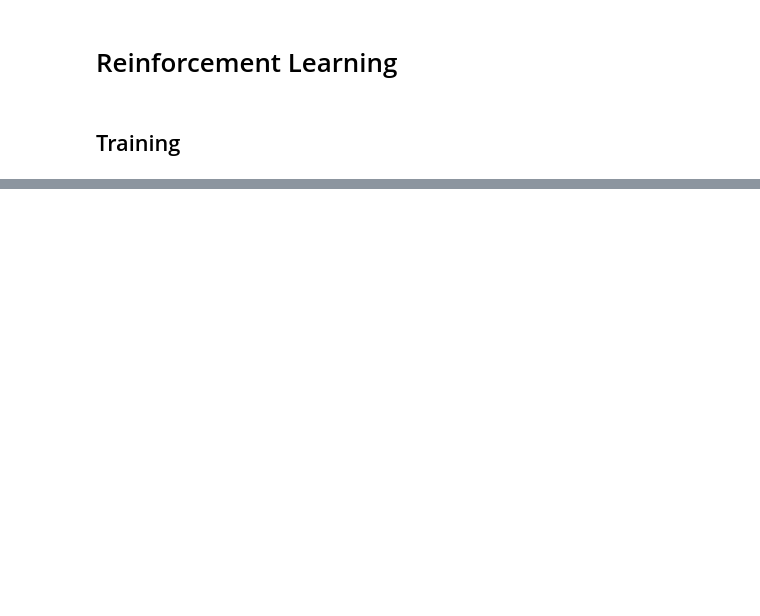
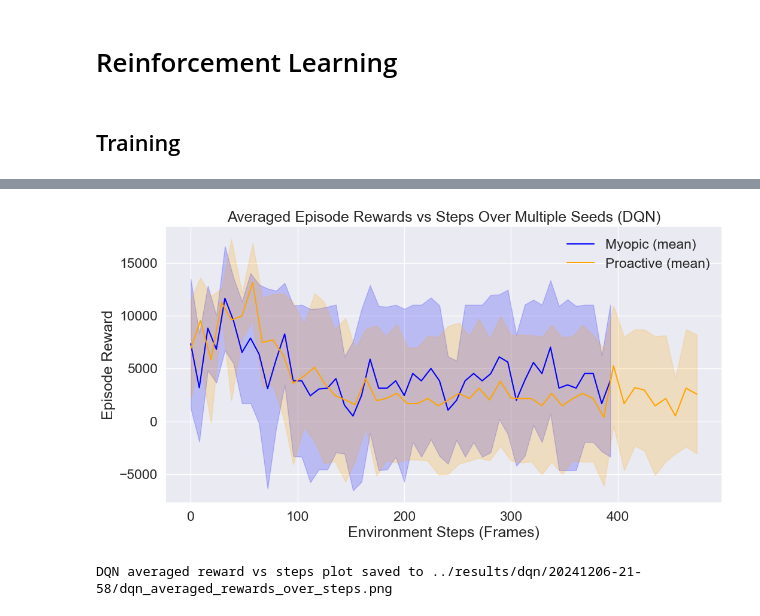
Before and after one commit to PieterBecking/Boeing-ADM-DRL-Github, a Jupyter notebook: notebooks/train_dqn_both.ipynb, the cells around one changed output, grey strips where cells are left out. Saved outputs shown, nothing was run; the diff lists cells and outputs as text; code cells hidden in the pictures; blank space fills up the shorter version.

```diff
--- a/notebooks/train_dqn_both.ipynb
+++ b/notebooks/train_dqn_both.ipynb
@@ -221,7 +224,6 @@ def train_dqn_agent(env_type):
         "EPSILON_MIN": EPSILON_MIN,
         "EPSILON_DECAY_RATE": EPSILON_DECAY_RATE,
         "EXPLORATION_PHASE": EXPLORATION_PHASE,
-        "MAX_TIMESTEPS": MAX_TIMESTEPS,
         "LEARNING_STARTS": LEARNING_STARTS,
         "TRAIN_FREQ": TRAIN_FREQ,
         "NEURAL_NET_STRUCTURE": NEURAL_NET_STRUCTURE,
@@ -301,7 +303,7 @@ def train_dqn_agent(env_type):
             total_reward = 0
             timesteps = 0
 
-            while not done_flag and timesteps < MAX_TIMESTEPS:
+            while not done_flag:
                 # Get the action mask from the environment
                 action_mask = obs['action_mask']
 
@@ -472,7 +474,7 @@ def train_dqn_agent(env_type):
             timesteps = 0
             action_sequence = []
 
-            while not done_flag and timesteps < MAX_TIMESTEPS:
+            while not done_flag:
 
                 # Get cancelled flights
                 num_cancelled_flights_before_step = len(env.cancelled_flights)  # Returns a set of flight IDs
@@ -613,9 +615,6 @@ def train_dqn_agent(env_type):
             # Store the total reward for the episode with the scenario specified
             rewards[episode][scenario_folder] = total_reward
 
-            if total_reward > 10000:
-                print(f"Total reward for scenario {scenario_folder}: {total_reward}")
-                print(f"Action sequence: {action_sequence}")
 
             # save the action sequence
             action_sequences[episode][scenario_folder] = action_sequence
@@ -1089,0 +878,51 @@ plt.show()
+# %%
+
+if all_myopic_runs.size > 0 and all_proactive_runs.size > 0:
+    myopic_mean = all_myopic_runs.mean(axis=0)
+    myopic_std = all_myopic_runs.std(axis=0)
+    myopic_steps_mean = all_myopic_steps_runs.mean(axis=0).astype(int)
+
+    proactive_mean = all_proactive_runs.mean(axis=0)
+    proactive_std = all_proactive_runs.std(axis=0)
+    proactive_steps_mean = all_proactive_steps_runs.mean(axis=0).astype(int)
+
+    # Now plot similarly to PPO
+    plt.figure(figsize=(12,6))
+
+    # Set smoothing window
+    smooth_window = 300  # Updated smoothing window to 100
+
+    def smooth(data, window):
+        if window > 1 and len(data) >= window:
+            return np.convolve(data, np.ones(window)/window, mode='valid')
+        return data
+
+    myopic_mean_sm = smooth(myopic_mean, smooth_window)
+    myopic_std_sm = smooth(myopic_std, smooth_window)
+    myopic_steps_sm = myopic_steps_mean[:len(myopic_mean_sm)]
+
+    proactive_mean_sm = smooth(proactive_mean, smooth_window)
+    proactive_std_sm = smooth(proactive_std, smooth_window)
+    proactive_steps_sm = proactive_steps_mean[:len(proactive_mean_sm)]
+
+    plt.plot(myopic_steps_sm, myopic_mean_sm, label="Myopic (mean)", color='blue')
+    plt.fill_between(myopic_steps_sm, myopic_mean_sm - myopic_std_sm, myopic_mean_sm + myopic_std_sm, alpha=0.2, color='blue')
+
+    plt.plot(proactive_steps_sm, proactive_mean_sm, label="Proactive (mean)", color='orange')
+    plt.fill_between(proactive_steps_sm, proactive_mean_sm - proactive_std_sm, proactive_mean_sm + proactive_std_sm, alpha=0.2, color='orange')
+
+    plt.xlabel("Environment Steps (Frames)")
+    plt.ylabel("Episode Reward")
+    plt.title("Averaged Episode Rewards vs Steps Over Multiple Seeds (DQN)")
+    plt.legend(frameon=False)
+    plt.grid(True)
+
+    plot_file = os.path.join(results_dir, "dqn_averaged_rewards_over_steps.png")
+    plt.savefig(plot_file)
+    plt.show()
+    print(f"DQN averaged reward vs steps plot saved to {plot_file}")
+else:
+    print("No data to plot. Please check if training returned valid episodes and rewards.")
+# %% [output]
+[figure, added]
+DQN averaged reward vs steps plot saved to ../results/dqn/20241206-21-58/dqn_averaged_rewards_over_steps.png
```
Also changed, not shown: parts of 14 cells of this notebook, 7 other files.
